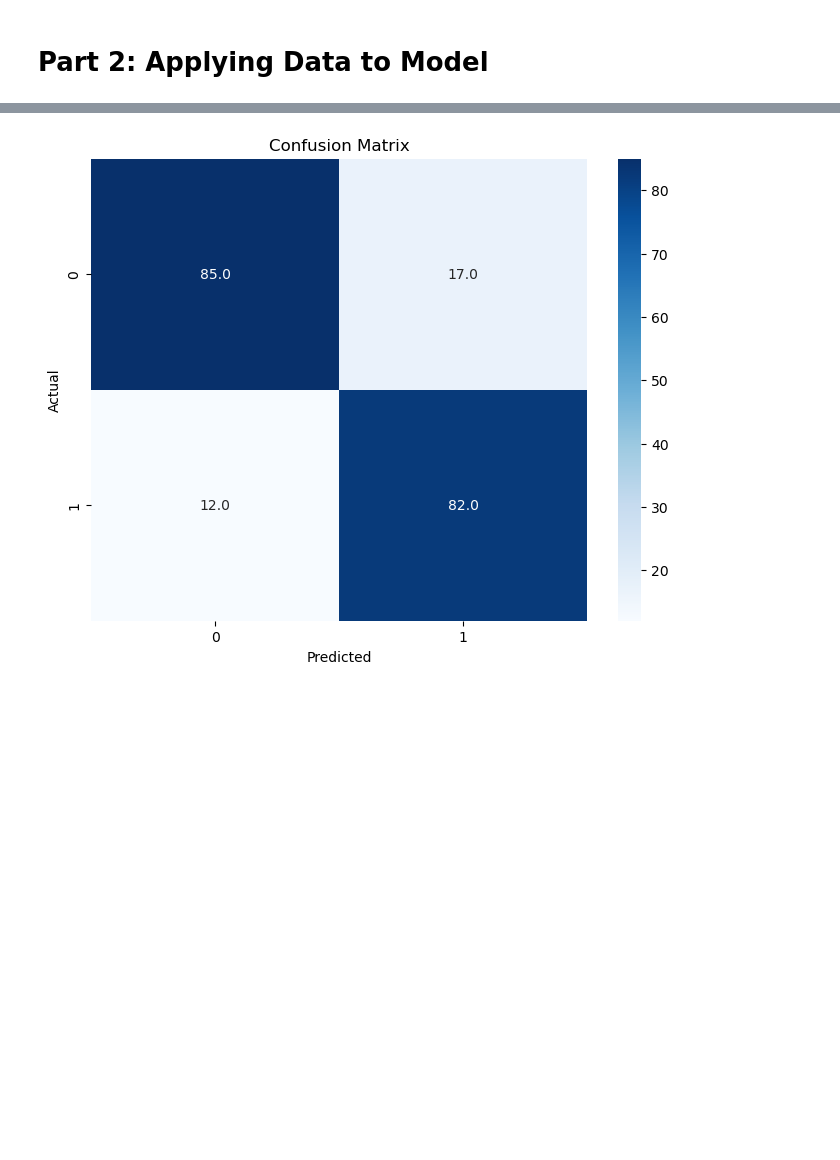
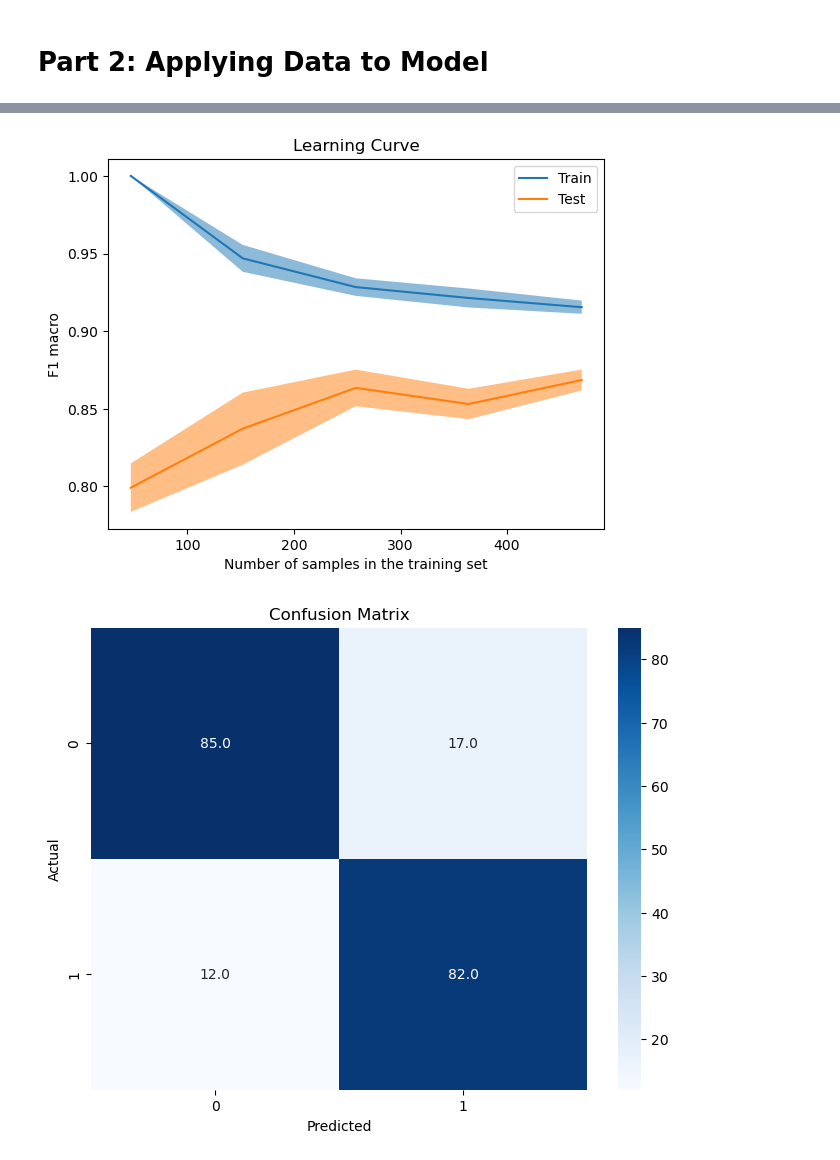
Before and after one commit to kyuhmi/4210-ml-project, a Jupyter notebook: heart_disease.ipynb, the cells around one changed output, grey strips where cells are left out. Saved outputs shown, nothing was run; the diff lists cells and outputs as text; code cells hidden in the pictures; blank space fills up the shorter version.

```diff
--- a/heart_disease.ipynb
+++ b/heart_disease.ipynb
@@ -268,7 +306,7 @@ X_train, X_test, y_train, y_test = train_test_split(X, y, test_size=0.25, random
 # %%
 # logistic regression
 from sklearn.linear_model import LogisticRegression
-from sklearn.metrics import confusion_matrix, accuracy_score, precision_score, recall_score, classification_report
+from sklearn.metrics import confusion_matrix, classification_report
 
 # train model
 logreg = LogisticRegression(max_iter=1000000)
@@ -276,27 +314,15 @@ logreg.fit(X_train, y_train)
 
 y_pred = logreg.predict(X_test)
 
+# learning curve exploration
+learning_curve(logreg, X_train, y_train)
+
 # evaluate performance so far...
-# TODO: verify if axis labels are correct
-def show_confusion_mtx(cm):
-    plt.figure(figsize=(8, 6))
-    sns.heatmap(cm, annot=True, cmap="Blues", fmt=".1f")
-    plt.xlabel("Predicted")
-    plt.ylabel("Actual")
-    plt.title("Confusion Matrix")
-    plt.show()
-
 cm = confusion_matrix(y_test, y_pred)
 show_confusion_mtx(cm)
 
-accuracy = accuracy_score(y_test, y_pred)
-precision = precision_score(y_test, y_pred)
-recall = recall_score(y_test, y_pred)
-
-print("Performance Results:")
-print(f"Accuracy: {accuracy:.3f}")
-print(f"Precision: {precision:.3f}")
-print(f"Recall: {recall:.3f}")
+# acc, prec, recall.
+acc_prec_rec(y_test, y_pred, print)
 print()
 
 # more detailed data
@@ -321,31 +349,29 @@ weighted avg       0.82      0.82      0.82       196
 # %%
 # Random Forest Classifier
 from sklearn.ensemble import RandomForestClassifier
-from sklearn.metrics import confusion_matrix, accuracy_score, precision_score, recall_score, classification_report
+from sklearn.metrics import confusion_matrix, classification_report
 
 # make RFC model
 rfc = RandomForestClassifier(n_estimators=100, max_depth=5, random_state=22)
 rfc.fit(X_train, y_train)
 
 # make prediction
 y_pred = rfc.predict(X_test)
 
-# performance metrics
+# learning curve exploration
+learning_curve(rfc, X_train, y_train)
+
+# evaluate performance so far...
 cm = confusion_matrix(y_test, y_pred)
 show_confusion_mtx(cm)
 
-accuracy = accuracy_score(y_test, y_pred)
-precision = precision_score(y_test, y_pred)
-recall = recall_score(y_test, y_pred)
-
-print("Performance Results:")
-print(f"Accuracy: {accuracy:.3f}")
-print(f"Precision: {precision:.3f}")
-print(f"Recall: {recall:.3f}")
+# acc, prec, recall.
+acc_prec_rec(y_test, y_pred, print)
 print()
 
 # more detailed data
 print("Classification Report:")
 print(classification_report(y_test, y_pred))
 # %% [output]
-[figure, old version]
+[figure, new version]
+[figure, added]
```
Also changed, not shown: parts of 5 cells of this notebook.
